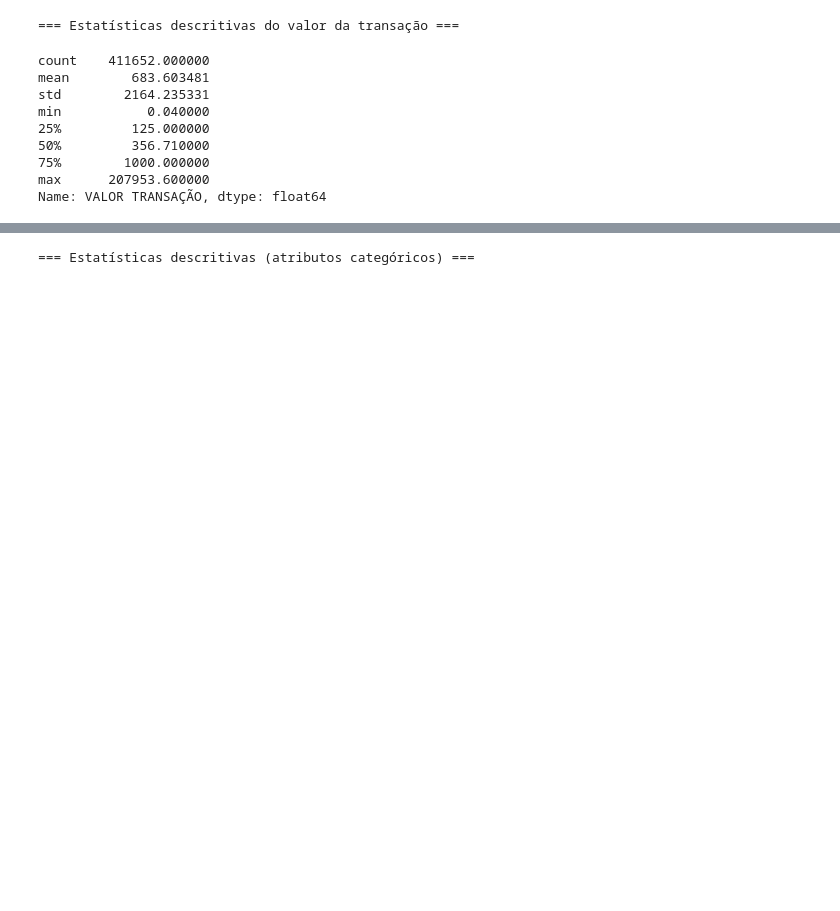
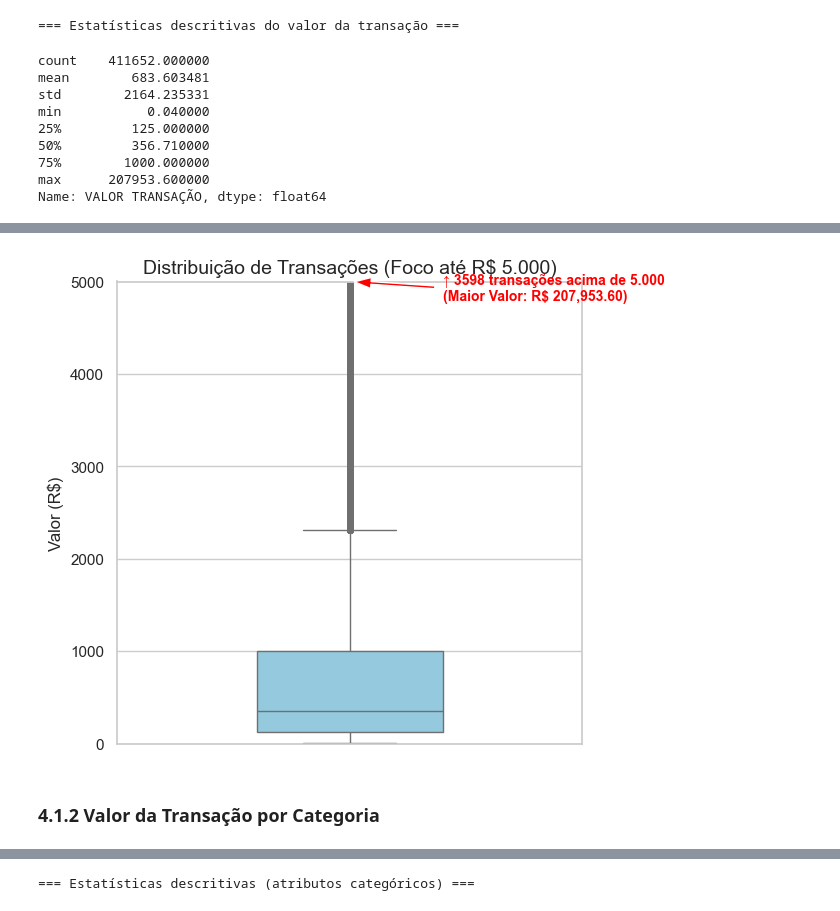
Before and after one commit to bituruna/cpgf-anomaly-detection-md, a Jupyter notebook: src/01_pre_processamento.ipynb, the cells around one changed output, grey strips where cells are left out. Drawn from its saved outputs; the diff is of its cells as text; code cells hidden in the pictures; blank space fills up the shorter version.

Commit message:
Novos outputs e reorganização do relatório: Novas estatísticas descritivas do valor

```diff
--- a/src/01_pre_processamento.ipynb
+++ b/src/01_pre_processamento.ipynb
@@ -137,7 +148,7 @@ df['DATA TRANSAÇÃO'] = pd.to_datetime(
     format='%d/%m/%Y'
 )
 
-df['ID'] = range(1, len(df) + 1)
+#df['ID'] = range(1, len(df) + 1)
 print("Tipo alterado em VALOR TRANSAÇÃO para ",df['VALOR TRANSAÇÃO'].dtype)
 print("Tipo alterado em DATA TRANSAÇÃO para ",df['DATA TRANSAÇÃO'].dtype, "\n")
 print("Sobre as colunas:")
@@ -207,0 +220,35 @@ Name: VALOR TRANSAÇÃO, dtype: float64
+# %%
+# 1. Tamanho da figura
+plt.figure(figsize=(6, 6))
+
+# 2. Criar o boxplot
+ax = sns.boxplot(y=df['VALOR TRANSAÇÃO'], width=0.4, color='skyblue', fliersize=4)
+
+# 3. Fixar o limite em 5000
+plt.ylim(0, 5000)
+
+# 4. Calcular quantos outliers ficaram de fora para informar o usuário
+n_outliers_ocultos = df[df['VALOR TRANSAÇÃO'] > 5000].shape[0]
+valor_maximo = df['VALOR TRANSAÇÃO'].max()
+
+# 5. Adicionar a indicação visual (Texto + Seta)
+if n_outliers_ocultos > 0:
+    plt.annotate(
+        f'↑ {n_outliers_ocultos} transações acima de 5.000\n(Maior Valor: R$ {valor_maximo:,.2f})',
+        xy=(0, 5000),           # Onde a seta aponta (topo do gráfico)
+        xytext=(0.2, 4800),     # Onde o texto fica (um pouco abaixo do topo)
+        arrowprops=dict(facecolor='red', shrink=0.05, width=2, headwidth=8),
+        fontsize=10,
+        color='red',
+        fontweight='bold',
+        ha='left'
+    )
+
+plt.title("Distribuição de Transações (Foco até R$ 5.000)", fontsize=14)
+plt.ylabel("Valor (R$)", fontsize=12)
+
+plt.show()
+# %% [output]
+[figure, added]
+# %% [markdown]
+### 4.1.2 Valor da Transação por Categoria
```
Also changed, not shown: parts of 26 cells of this notebook, 2 other files.
